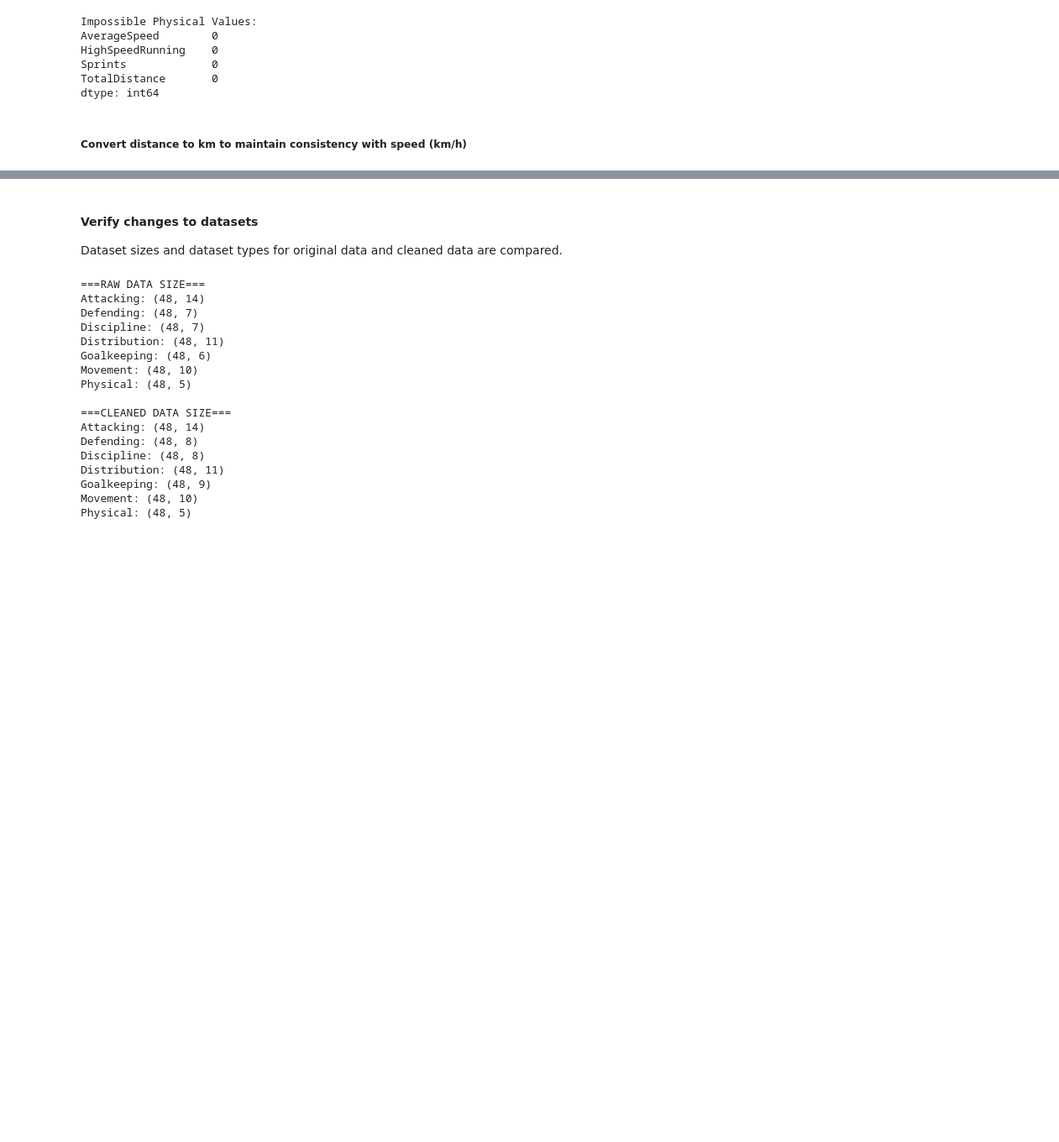
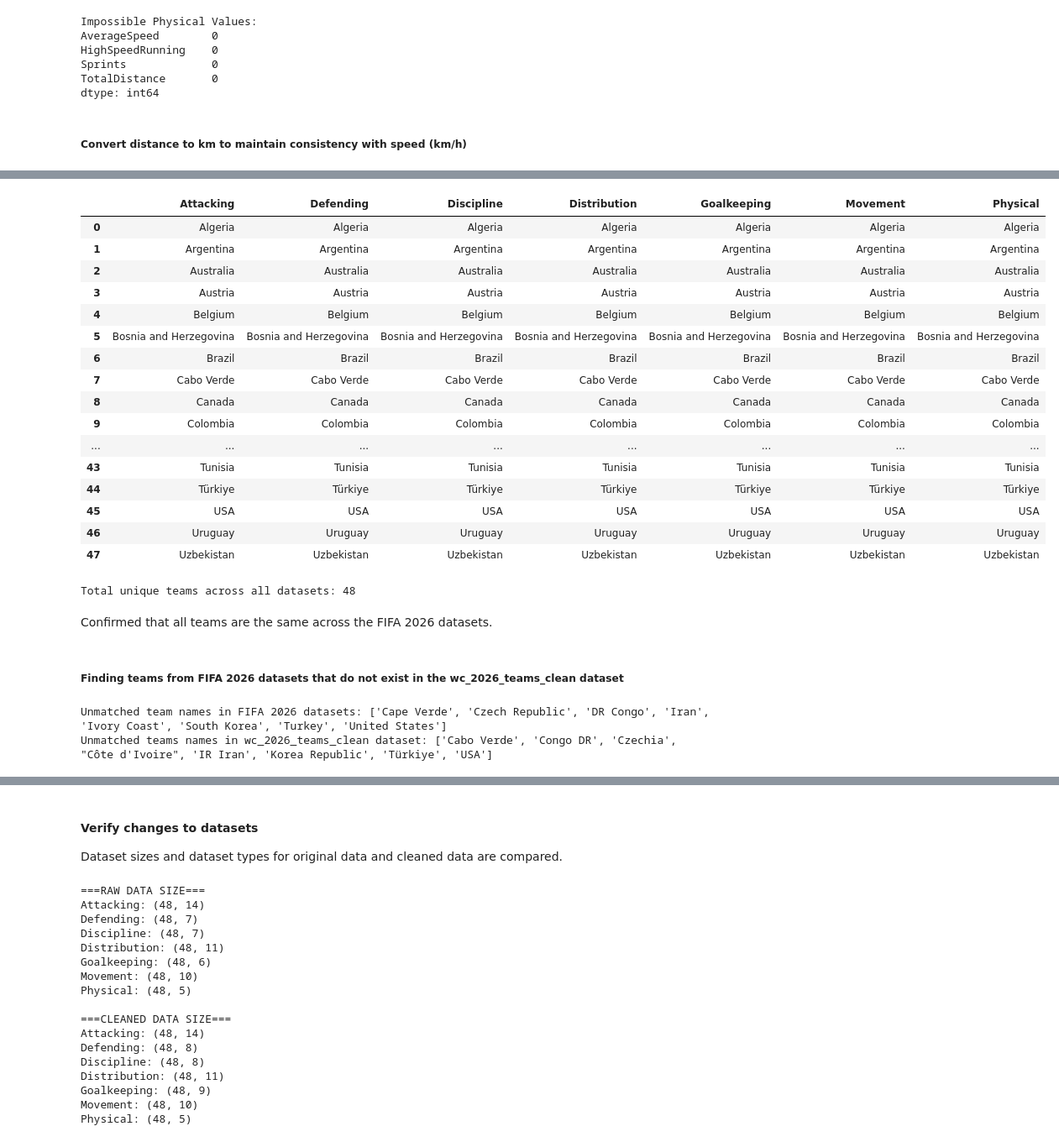
Before and after one commit to sdurham1606/Fifa-2026-World-Cup-Project, a Jupyter notebook: notebooks/03_2026_FIFA_data_cleaning.ipynb, the cells around one changed output, grey strips where cells are left out. Shown at 84% size. Cells and saved outputs as stored; diff of their text form; code cells hidden in the pictures; blank space fills up the shorter version.

Commit message:
Team names in world_cup_2026_datasets were corrected to match wc_2026_teams_clean dataset.

```diff
--- a/notebooks/world_cup.ipynb
+++ b/notebooks/03_2026_FIFA_data_cleaning.ipynb
@@ -779,0 +801,61 @@ physical_clean['TotalDistance'] = physical_clean['TotalDistance']/1000
+# %%
+
+all_teams =pd.DataFrame({
+        'Attacking': attacking_clean['Team'].sort_values().reset_index(drop=True),
+        'Defending': defending_clean['Team'].sort_values().reset_index(drop=True),
+        'Discipline': discipline_clean['Team'].sort_values().reset_index(drop=True),
+        'Distribution': distribution_clean['Team'].sort_values().reset_index(drop=True),
+        'Goalkeeping': goalkeeping_clean['Team'].sort_values().reset_index(drop=True),
+        'Movement': movement_clean['Team'].sort_values().reset_index(drop=True),
+        'Physical': physical_clean['Team'].sort_values().reset_index(drop=True)
+    })
+display(all_teams)
+# %% [output]
+|  | Attacking | Defending | Discipline | Distribution | Goalkeeping | Movement | Physical |
+| 0 | Algeria | Algeria | Algeria | Algeria | Algeria | Algeria | Algeria |
+| 1 | Argentina | Argentina | Argentina | Argentina | Argentina | Argentina | Argentina |
+| 2 | Australia | Australia | Australia | Australia | Australia | Australia | Australia |
+| 3 | Austria | Austria | Austria | Austria | Austria | Austria | Austria |
+| 4 | Belgium | Belgium | Belgium | Belgium | Belgium | Belgium | Belgium |
+| 5 | Bosnia and Herzegovina | Bosnia and Herzegovina | Bosnia and Herzegovina | Bosnia and Herzegovina | Bosnia and Herzegovina | Bosnia and Herzegovina | Bosnia and Herzegovina |
+| 6 | Brazil | Brazil | Brazil | Brazil | Brazil | Brazil | Brazil |
+| 7 | Cabo Verde | Cabo Verde | Cabo Verde | Cabo Verde | Cabo Verde | Cabo Verde | Cabo Verde |
+| 8 | Canada | Canada | Canada | Canada | Canada | Canada | Canada |
+| 9 | Colombia | Colombia | Colombia | Colombia | Colombia | Colombia | Colombia |
+| ... | ... | ... | ... | ... | ... | ... | ... |
+| 43 | Tunisia | Tunisia | Tunisia | Tunisia | Tunisia | Tunisia | Tunisia |
+| 44 | Türkiye | Türkiye | Türkiye | Türkiye | Türkiye | Türkiye | Türkiye |
+| 45 | USA | USA | USA | USA | USA | USA | USA |
+| 46 | Uruguay | Uruguay | Uruguay | Uruguay | Uruguay | Uruguay | Uruguay |
+| 47 | Uzbekistan | Uzbekistan | Uzbekistan | Uzbekistan | Uzbekistan | Uzbekistan | Uzbekistan |
+# %%
+unique_teams = set(attacking_clean['Team']).union(set(defending_clean['Team'])).union(set(discipline_clean['Team'])).union(set(distribution_clean['Team'])).union(set(goalkeeping_clean['Team'])).union(set(movement_clean['Team'])).union(set(physical_clean['Team']))
+
+print("Total unique teams across all datasets:", len(unique_teams))
+
+#checking each row is equal across all rows of all_teams
+for i in range(len(all_teams)):
+    if len(set(all_teams.iloc[i])) != 1:
+        print(f"Row {i} has different team names across datasets: {set(all_teams.iloc[i])}")
+# %% [output]
+Total unique teams across all datasets: 48
+# %% [markdown]
+Confirmed that all teams are the same across the FIFA 2026 datasets.
+# %% [markdown]
+##### Finding teams from FIFA 2026 datasets that do not exist in the wc_2026_teams_clean dataset
+# %%
+wc_2026_teams_clean = pd.read_csv(PROCESSED_DATA_DIR / "wc_2026_teams_clean.csv")
+
+# wc_2026 team names already verified during data cleaning
+wc_2026_teams = set(wc_2026_teams_clean['team'])
+
+# FIFA 2026 team names that are shared across datasets
+FIFA_team_names_2026 = set(attacking_clean['Team'])
+
+unmatched_team_names = sorted(wc_2026_teams - FIFA_team_names_2026)
+print("Unmatched team names in FIFA 2026 datasets:", unmatched_team_names)
+
+print("Unmatched teams names in wc_2026_teams_clean dataset:", sorted(FIFA_team_names_2026 - wc_2026_teams))
+# %% [output]
+Unmatched team names in FIFA 2026 datasets: ['Cape Verde', 'Czech Republic', 'DR Congo', 'Iran', 'Ivory Coast', 'South Korea', 'Turkey', 'United States']
+Unmatched teams names in wc_2026_teams_clean dataset: ['Cabo Verde', 'Congo DR', 'Czechia', "Côte d'Ivoire", 'IR Iran', 'Korea Republic', 'Türkiye', 'USA']
```
Also changed, not shown: parts of 13 cells of this notebook, 7 other files.
